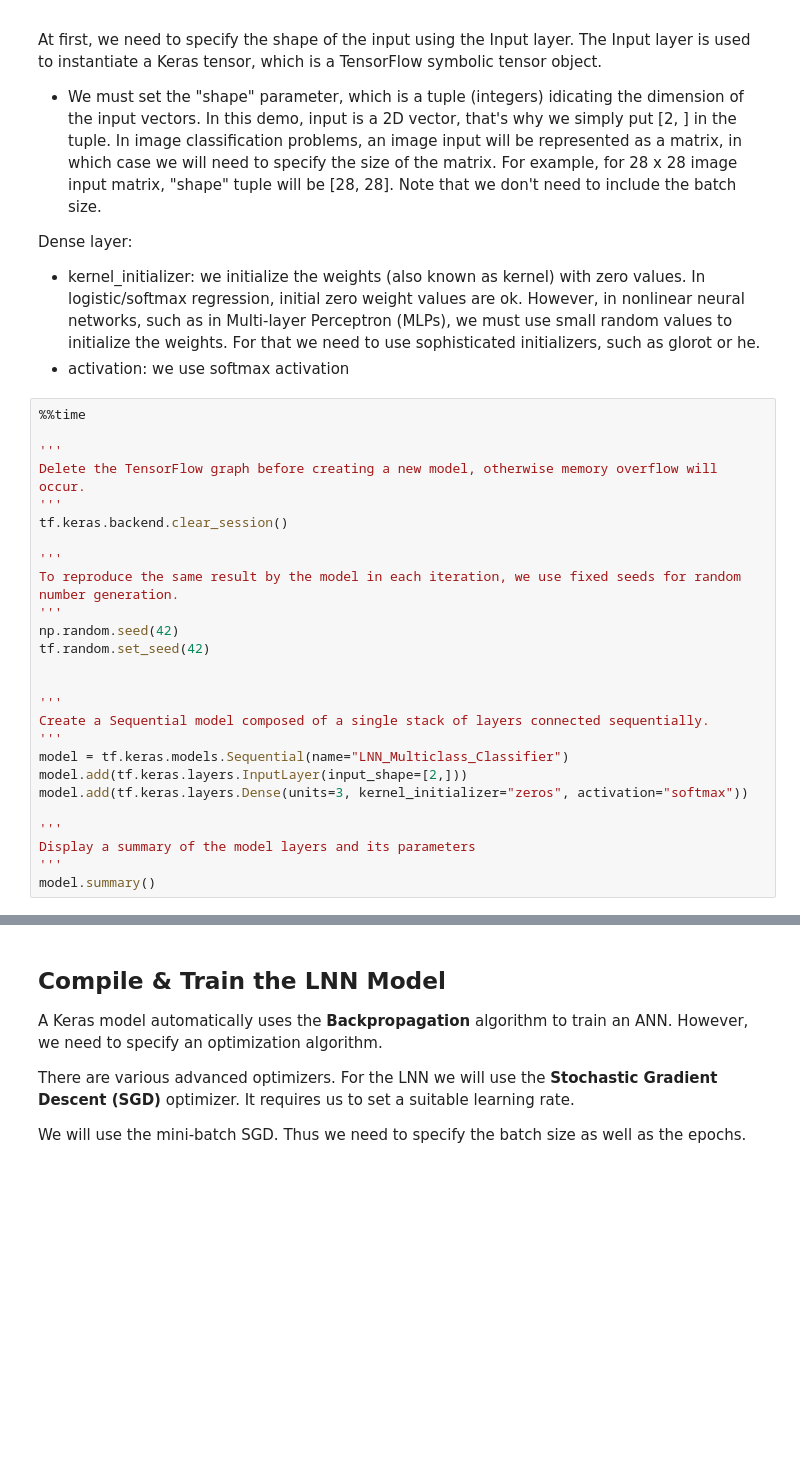
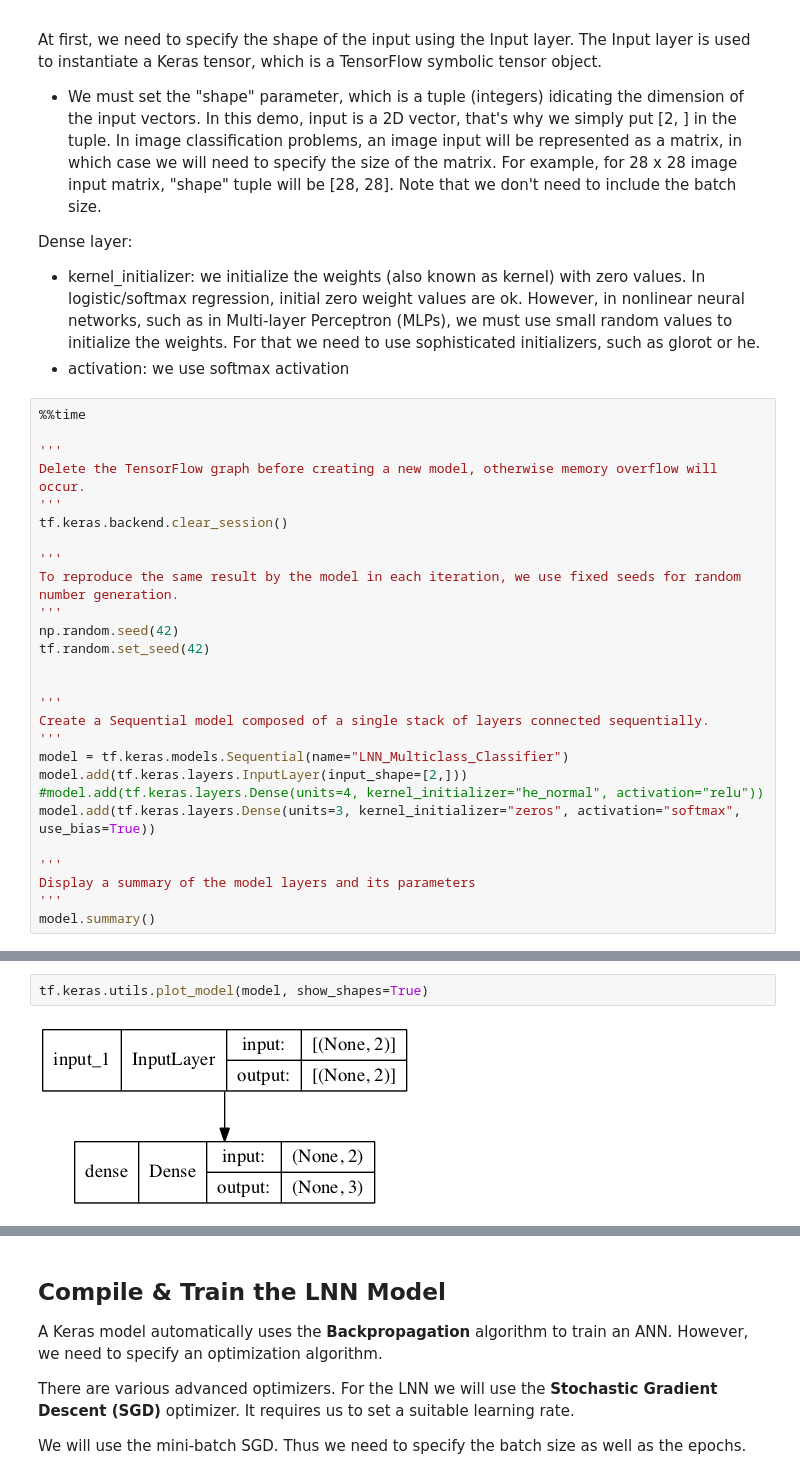
Before and after one commit to rhasanbd/Linear-Neural-Networks, a Jupyter notebook: Linear Neural Network-3-Multiclass Classification.ipynb, the cells around one changed output, grey strips where cells are left out. Cells and saved outputs as stored; diff of their text form; blank space fills up the shorter version.

```diff
--- a/Linear Neural Network-3-Multiclass Classification.ipynb
+++ b/Linear Neural Network-3-Multiclass Classification.ipynb
@@ -118,7 +127,8 @@ Create a Sequential model composed of a single stack of layers connected sequent
 '''
 model = tf.keras.models.Sequential(name="LNN_Multiclass_Classifier")
 model.add(tf.keras.layers.InputLayer(input_shape=[2,]))
-model.add(tf.keras.layers.Dense(units=3, kernel_initializer="zeros", activation="softmax"))
+#model.add(tf.keras.layers.Dense(units=4, kernel_initializer="he_normal", activation="relu"))
+model.add(tf.keras.layers.Dense(units=3, kernel_initializer="zeros", activation="softmax", use_bias=True))
 
 '''
 Display a summary of the model layers and its parameters
@@ -139,0 +153,4 @@ Wall time: 23.8 ms
+# %%
+tf.keras.utils.plot_model(model, show_shapes=True)
+# %% [output]
+[figure, added]
```
Also changed, not shown: parts of 5 cells of this notebook, 2 other files.
